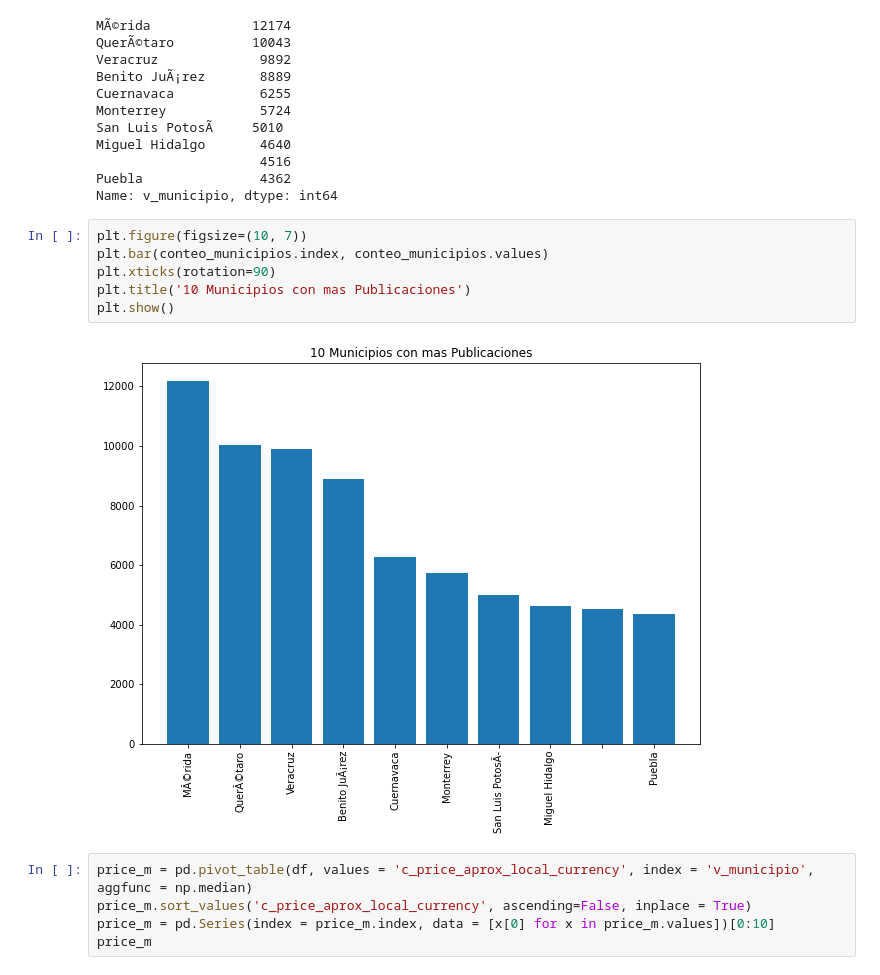
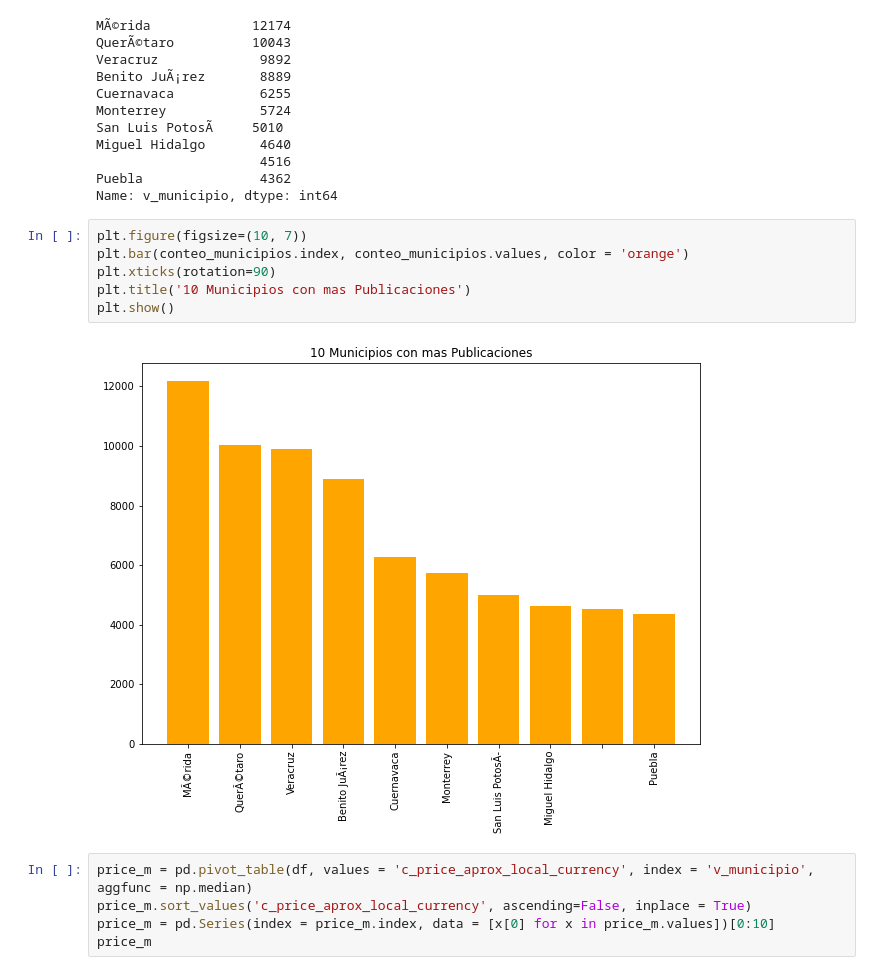
Before and after one commit to edco17/Real_Estate_Mexico, a Jupyter notebook: proyecto_final_Edgar_Cardoso.ipynb, the cells around one changed output. Saved outputs shown, nothing was run; the diff lists cells and outputs as text.

```diff
--- a/proyecto_final_Edgar_Cardoso.ipynb
+++ b/proyecto_final_Edgar_Cardoso.ipynb
@@ -362,12 +362,12 @@ Puebla               4362
 Name: v_municipio, dtype: int64
 # %%
 plt.figure(figsize=(10, 7))
-plt.bar(conteo_municipios.index, conteo_municipios.values)
+plt.bar(conteo_municipios.index, conteo_municipios.values, color = 'orange')
 plt.xticks(rotation=90)
 plt.title('10 Municipios con mas Publicaciones')
 plt.show()
 # %% [output]
-[figure, old version]
+[figure, new version]
 # %%
 price_m = pd.pivot_table(df, values = 'c_price_aprox_local_currency', index = 'v_municipio', aggfunc = np.median)
 price_m.sort_values('c_price_aprox_local_currency', ascending=False, inplace = True)
```
Also changed, not shown: parts of 26 cells of this notebook.
